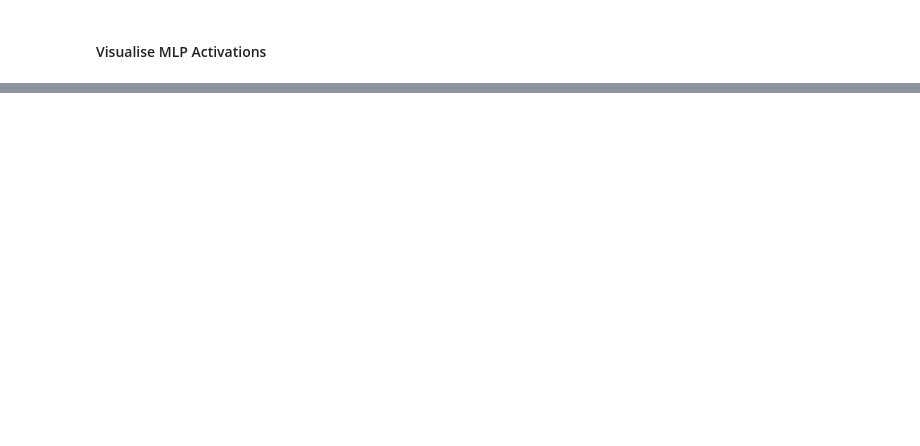
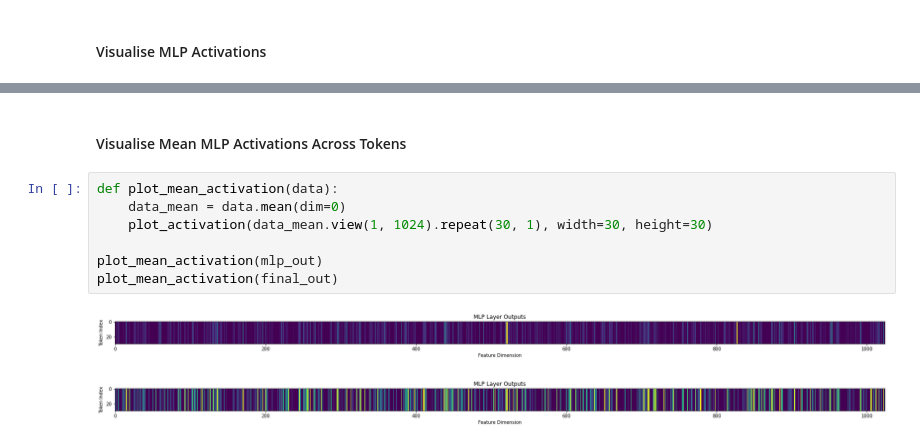
Before and after one commit to MiscellaneousStuff/mech-interp-tinystories, a Jupyter notebook: main.ipynb, the cells around one changed output, grey strips where cells are left out. Cells and saved outputs as stored; diff of their text form; blank space fills up the shorter version.

```diff
--- a/main.ipynb
+++ b/main.ipynb
@@ -358,0 +373,12 @@ plot_activation(mlp_out)
+# %% [markdown]
+#### Visualise Mean MLP Activations Across Tokens
+# %%
+def plot_mean_activation(data):
+    data_mean = data.mean(dim=0)
+    plot_activation(data_mean.view(1, 1024).repeat(30, 1), width=30, height=30)
+
+plot_mean_activation(mlp_out)
+plot_mean_activation(final_out)
+# %% [output]
+[figure, added]
+[figure, added]
```
Also changed, not shown: parts of 7 cells of this notebook.
